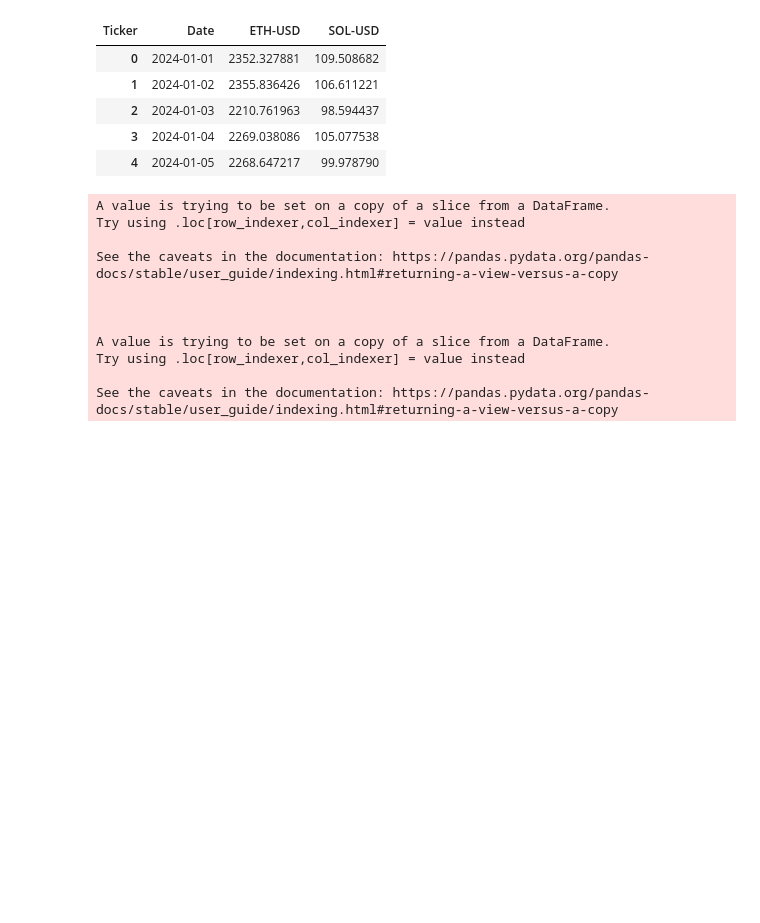
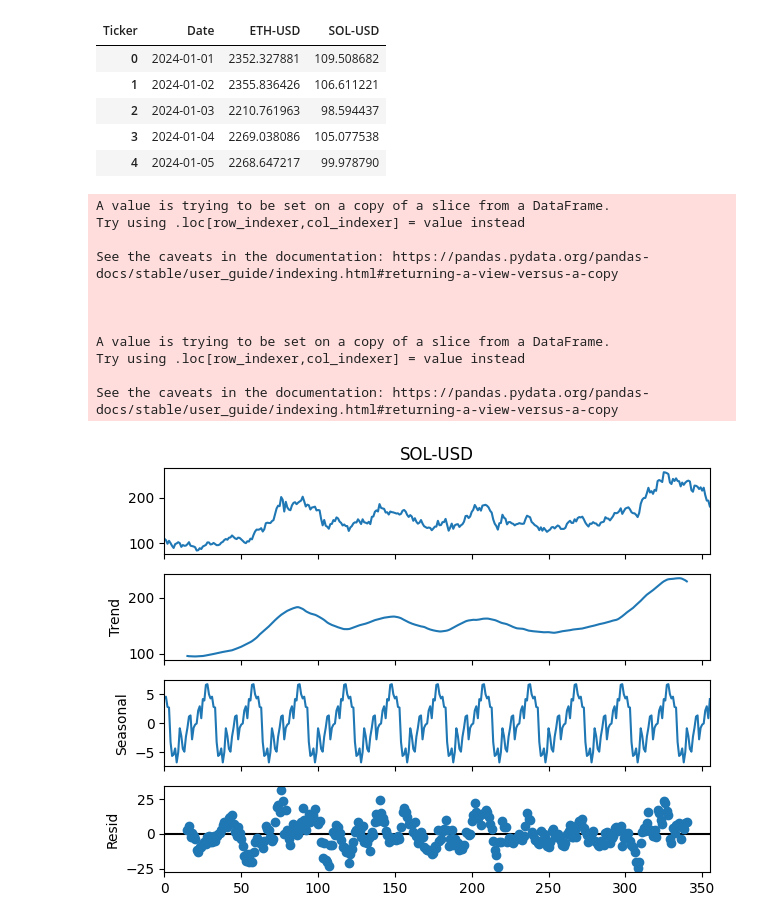
Before and after one commit to will787/criptos-case, a Jupyter notebook: coin_volatis.ipynb, the cells around one changed output. Saved outputs shown, nothing was run; the diff lists cells and outputs as text; code cells hidden in the pictures; blank space fills up the shorter version.

```diff
--- a/coin_volatis.ipynb
+++ b/coin_volatis.ipynb
@@ -84,3 +84,9 @@ A value is trying to be set on a copy of a slice from a DataFrame.
 Try using .loc[row_indexer,col_indexer] = value instead
 
 See the caveats in the documentation: https://pandas.pydata.org/pandas-docs/stable/user_guide/indexing.html#returning-a-view-versus-a-copy
+# %%
+sol_additive = seasonal_decompose(df['SOL-USD'], model='additive', period=30)
+
+addtive_sol = sol_additive.plot()
+# %% [output]
+[figure, added]
```
Also changed, not shown: parts of 1 cell of this notebook, 1 other file.
